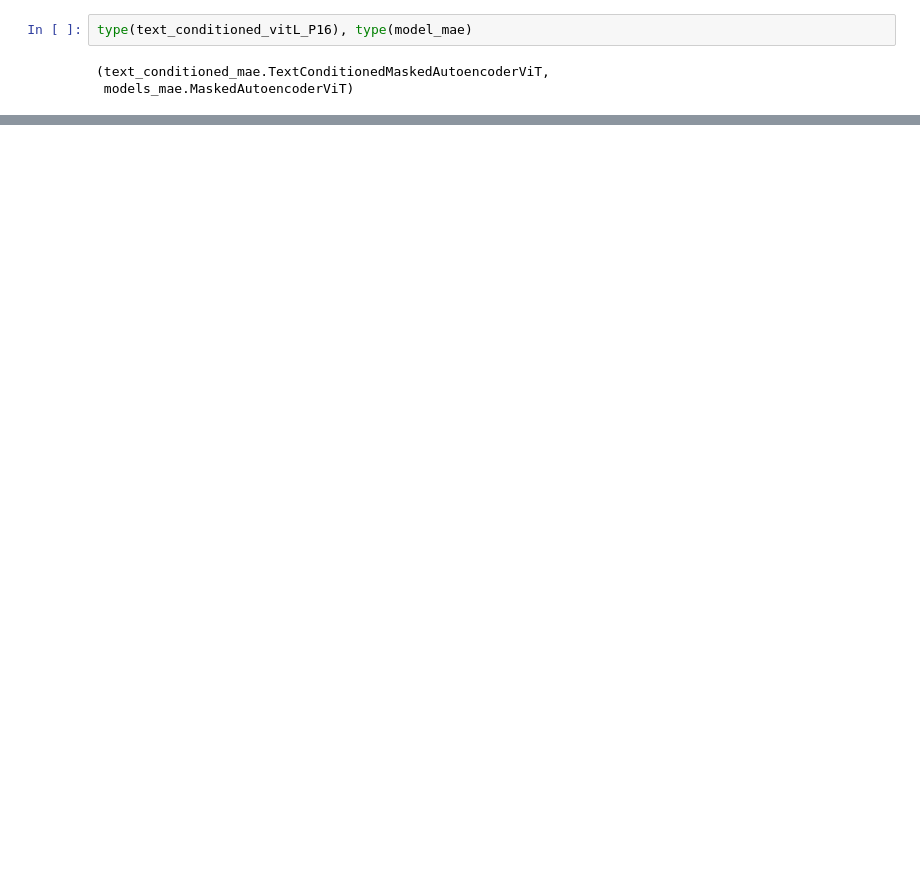
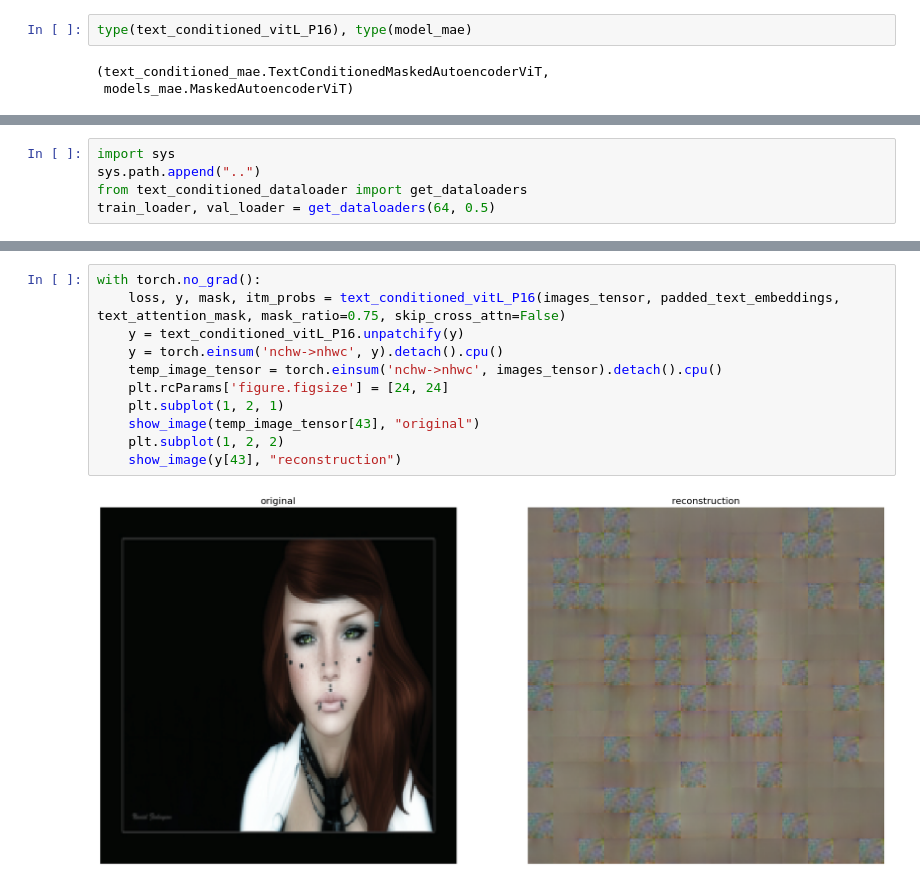
Before and after one commit to AravindSMysore/text_conditioned_mae, a Jupyter notebook: demo/create_adaptor.ipynb, the cells around one changed output, grey strips where cells are left out. Drawn from its saved outputs; the diff is of its cells as text; blank space fills up the shorter version.

```diff
--- a/demo/create_adaptor.ipynb
+++ b/demo/create_adaptor.ipynb
@@ -254,0 +261,5 @@ run_one_image(img, model_mae)
+# %%
+import sys
+sys.path.append("..")
+from text_conditioned_dataloader import get_dataloaders
+train_loader, val_loader = get_dataloaders(64, 0.5)
@@ -254,0 +285,13 @@ run_one_image(img, model_mae)
+# %%
+with torch.no_grad():
+    loss, y, mask, itm_probs = text_conditioned_vitL_P16(images_tensor, padded_text_embeddings, text_attention_mask, mask_ratio=0.75, skip_cross_attn=False)
+    y = text_conditioned_vitL_P16.unpatchify(y)
+    y = torch.einsum('nchw->nhwc', y).detach().cpu()
+    temp_image_tensor = torch.einsum('nchw->nhwc', images_tensor).detach().cpu()
+    plt.rcParams['figure.figsize'] = [24, 24]
+    plt.subplot(1, 2, 1)
+    show_image(temp_image_tensor[43], "original")
+    plt.subplot(1, 2, 2)
+    show_image(y[43], "reconstruction")
+# %% [output]
+[figure, added]
```
Also changed, not shown: parts of 8 cells of this notebook, 3 other files.
